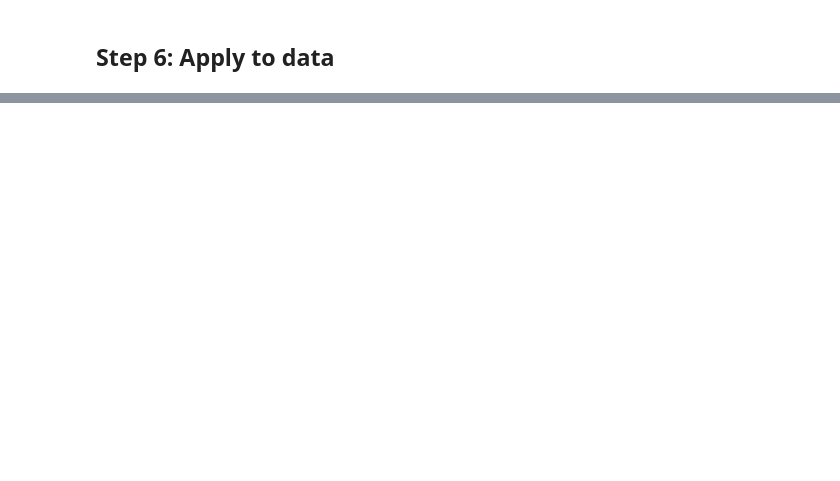
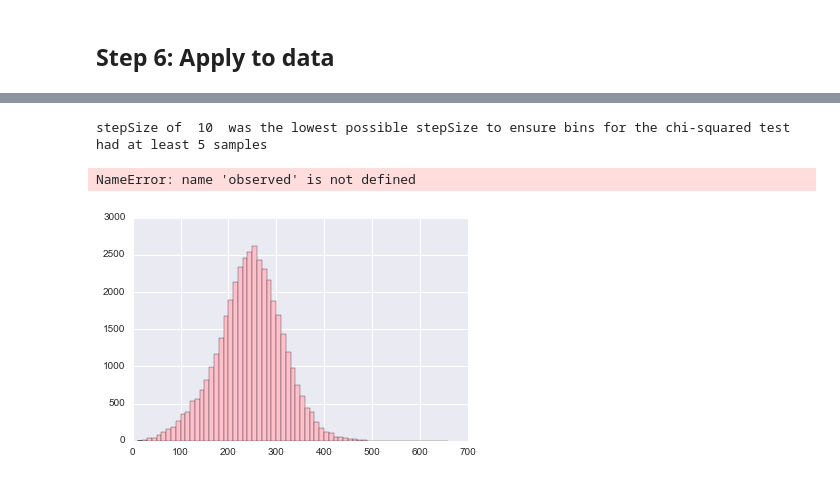
Before and after one commit to Upward-Spiral-Science/chengchang, a Jupyter notebook: Assignment 4.ipynb, the cells around one changed output, grey strips where cells are left out. Saved outputs shown, nothing was run; the diff lists cells and outputs as text; code cells hidden in the pictures; blank space fills up the shorter version.

```diff
--- a/Assignment 4.ipynb
+++ b/Assignment 4.ipynb
@@ -213,0 +212,62 @@ plt.show()
+# %%
+N = np.size(syn_wt_thresh)
+stepSize = 10
+print "stepSize of ",stepSize," was the lowest possible stepSize to ensure bins for the chi-squared test had at least 5 samples"
+boundary = np.arange(np.floor(syn_wt_thresh.min()/stepSize)*stepSize,np.ceil(syn_wt_thresh.max()/stepSize)*stepSize,stepSize);
+(observedBin,bin,hi) = plt.hist(syn_wt_thresh, bins = boundary, color = 'pink');
+
+cumObs = np.cumsum(observedBin)
+cumObsRev = np.cumsum(observed[::-1])
+
+print observedBin
+print cumObs
+print cumObsRev
+
+foundFirst = False
+for ob in range(0, np.len(observedBin)):
+    if not foundFirst and observedBin[ob]>=5:
+        foundFirst = True
+        firstIdx = ob
+    if observedBin[ob]>=5:
+        lastIdx = ob
+
+observedBinNoTail = []
+if firstIdx>0:
+    observedBinNoTail = np.append(observedBinNoTail,np.sum(observedBin[np.arange(firstIdx-1)]))
+observedBinNoTail = np.append(observedBinNoTail,observedBin[np.arange(firstIdx,lastIdx)])
+if lastIdx<np.len(observedBin)-1:
+    observedBinNoTail = np.append(observedBinNoTail,npsum(observedBin[np.arange(lastIdx+1,np.len(observedBin)-1)]))
+
+#print next(i for i,v in enumerate(observedBin) if v>=5)
+
+#observedBin = np.array([observedBin[0],observedBin[np.arange(2,np.size(observedBin)-1)]])
+
+muObs = np.mean(syn_wt_thresh)
+#print muObs
+cumu_prob = poisson.cdf(boundary, mu = muObs)
+print cumu_prob
+expectedBin = N*np.diff(cumu_prob)
+
+print observedBin
+#print np.min(observedBin)
+tooLow = observedBin<5
+print np.where(tooLow)
+
+#print np.square(np.array([1,2]))
+#print np.square(observedBin-expectedBin)/expectedBin
+#chi2 = np.sum(np.square(observedBin-expectedBin)/expectedBin)
+#print chi2
+
+(chi2,p) = stats.chisquare(observedBin,expectedBin,ddof=1)
+print chi2,p
+
+lb = len(bin)-1
+brange = np.arange(0,lb,1);
+print np.size(bin),lb,brange
+fig,ax = plt.subplots(1,1)
+ax.plot([bin[bb] for bb in brange],expectedBin)
+ax.plot([bin[bb] for bb in brange],observedBin)
+# %% [output]
+stepSize of  10  was the lowest possible stepSize to ensure bins for the chi-squared test had at least 5 samples
+NameError: name 'observed' is not defined
+[figure, added]
```
Also changed, not shown: parts of 3 cells of this notebook.
